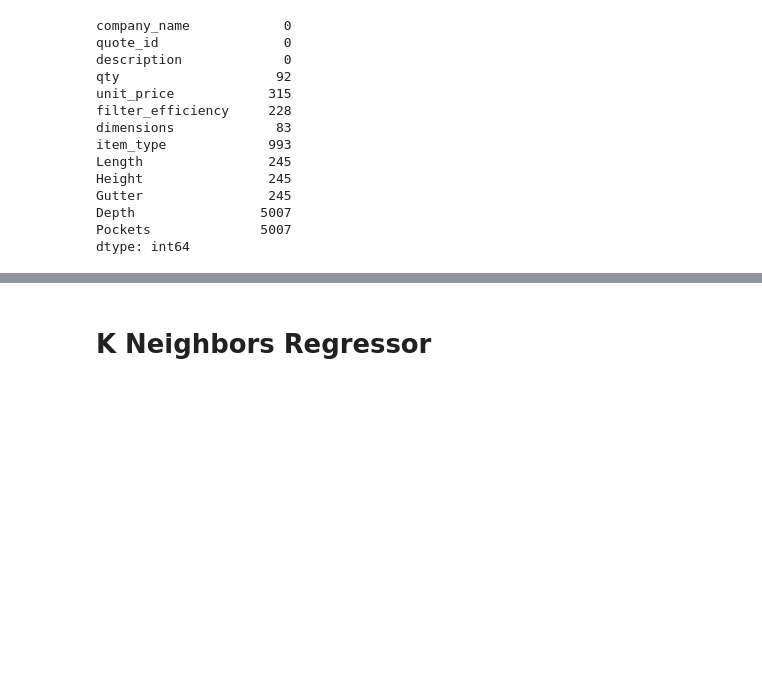
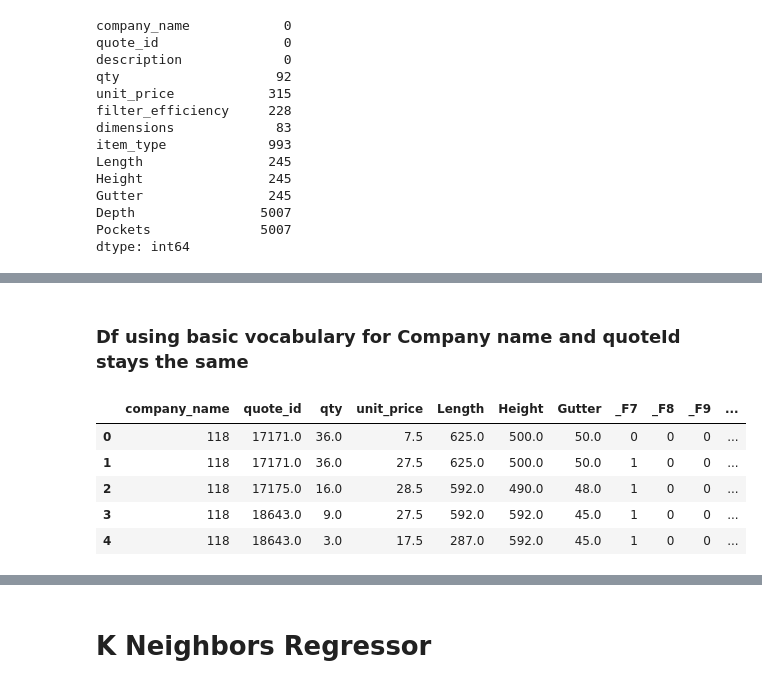
Before and after one commit to JJ223/Samsung, a Jupyter notebook: notebooks/Models.ipynb, the cells around one changed output, grey strips where cells are left out. Saved outputs shown, nothing was run; the diff lists cells and outputs as text; code cells hidden in the pictures; blank space fills up the shorter version.

```diff
--- a/notebooks/Models.ipynb
+++ b/notebooks/Models.ipynb
@@ -46,10 +80,24 @@ See the caveats in the documentation: https://pandas.pydata.org/pandas-docs/stab
+# %% [markdown]
+### Df using basic vocabulary for Company name and quoteId stays the same
 # %%
 #Find individual names
-names = df_clean['company_name'].unique()
+names = df_model['company_name'].unique()
 proccessed_names = set()
 for name in names:
     proccessed_names.add(re.sub(r'[^a-zA-Z]', '', str(name).lower()))
 
 map_names = {}
 for i, name in enumerate(proccessed_names):
     map_names[name] = i
+
+df_Vocab = df_model.copy()
+df_Vocab['company_name'] = df_Vocab['company_name'].apply(lambda x: map_names.get(re.sub(r'[^a-zA-Z]', '', str(x).lower())))
+df_no_CnQ.to_csv('../data/training-CSVs/budget-data-model-Vocab.csv', index=False)
+df_Vocab.head()
+# %% [output]
+|  | company_name | quote_id | qty | unit_price | Length | Height | Gutter | _F7 | _F8 | _F9 | ... |
+| 0 | 118 | 17171.0 | 36.0 | 7.5 | 625.0 | 500.0 | 50.0 | 0 | 0 | 0 | ... |
+| 1 | 118 | 17171.0 | 36.0 | 27.5 | 625.0 | 500.0 | 50.0 | 1 | 0 | 0 | ... |
+| 2 | 118 | 17175.0 | 16.0 | 28.5 | 592.0 | 490.0 | 48.0 | 1 | 0 | 0 | ... |
+| 3 | 118 | 18643.0 | 9.0 | 27.5 | 592.0 | 592.0 | 45.0 | 1 | 0 | 0 | ... |
+| 4 | 118 | 18643.0 | 3.0 | 17.5 | 287.0 | 592.0 | 45.0 | 1 | 0 | 0 | ... |
```
Also changed, not shown: parts of 28 cells of this notebook, 17 other files.
